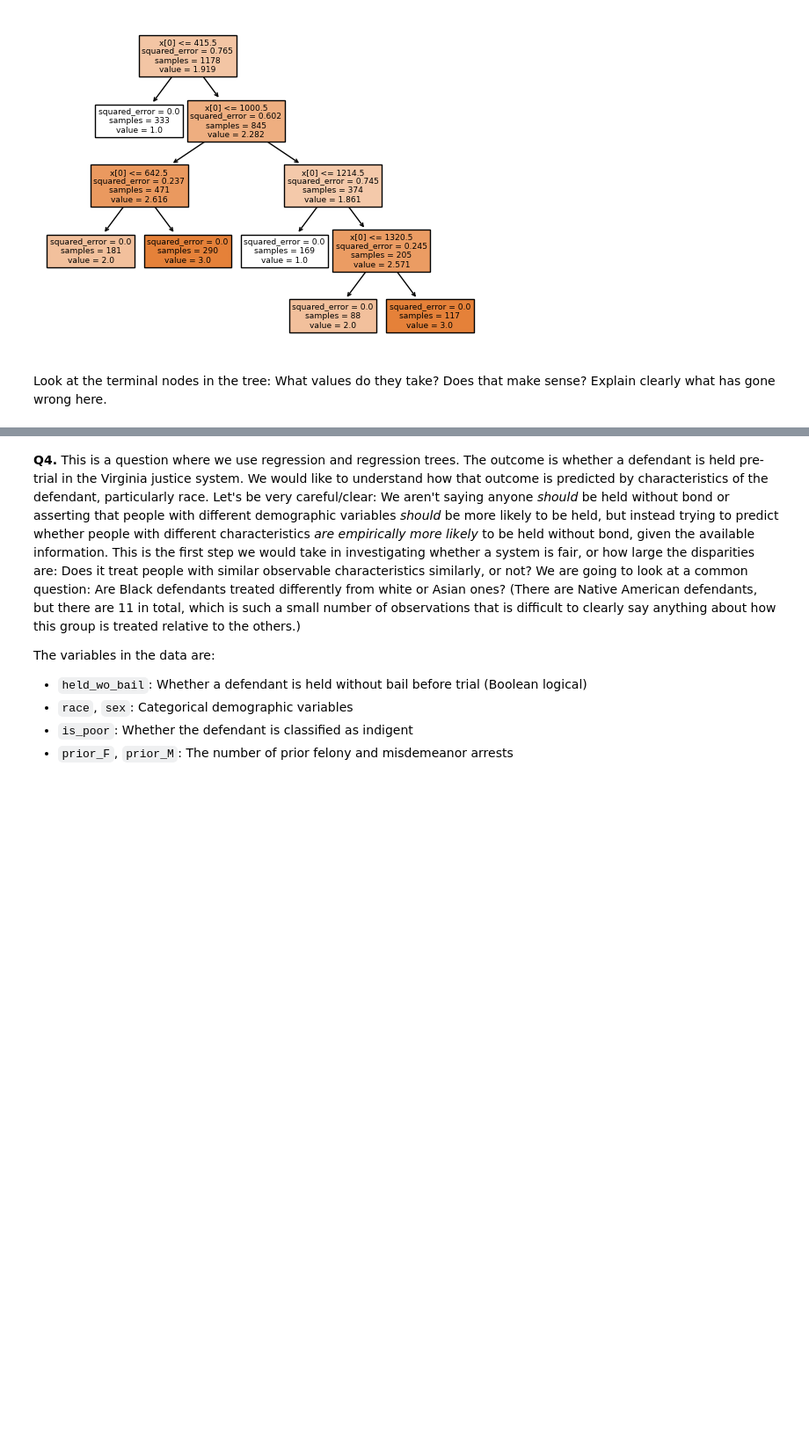
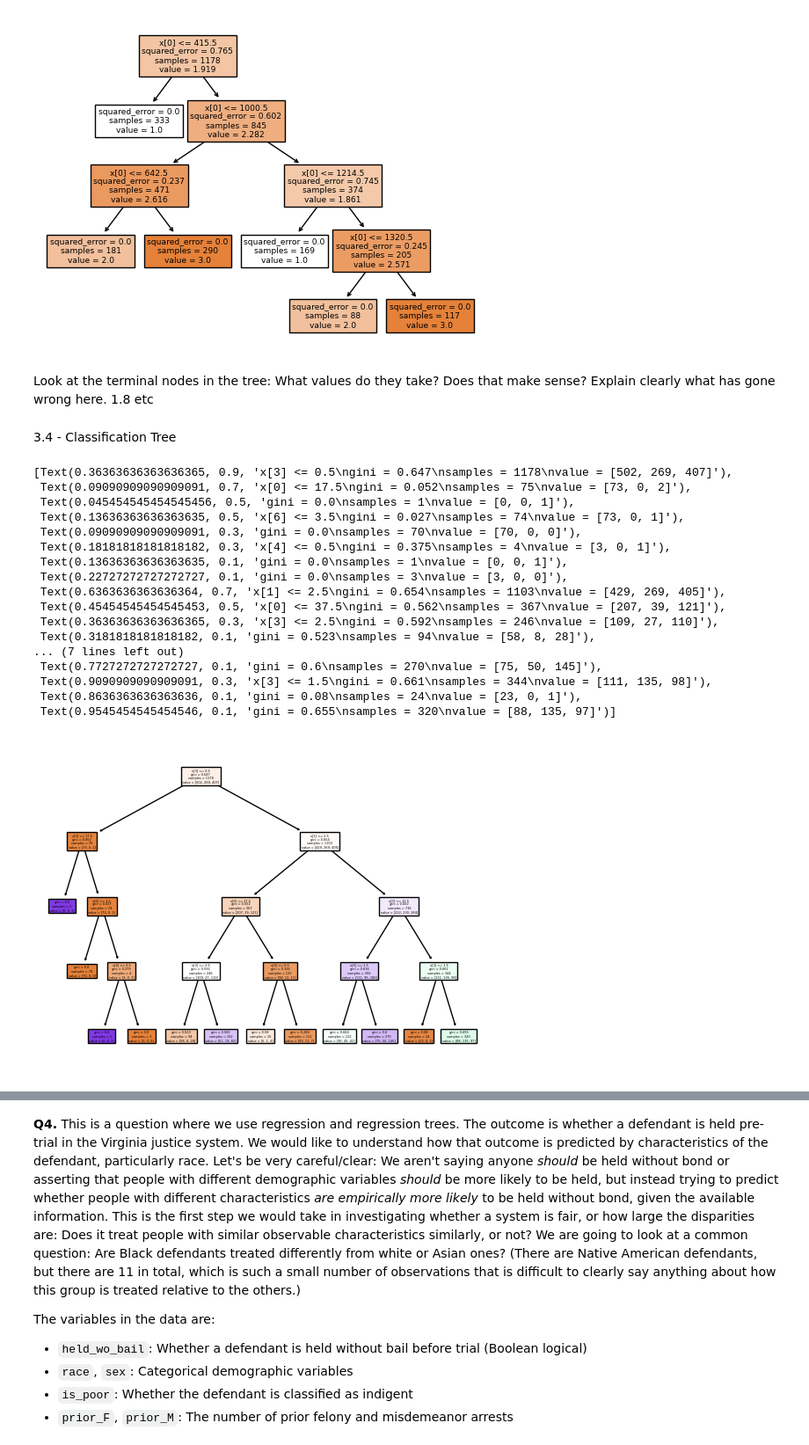
Before and after one commit to Sabrina-Hendricks/assignment4, a Jupyter notebook: assignment4.ipynb, the cells around one changed output, grey strips where cells are left out. Shown at 88% size. Saved outputs shown, nothing was run; the diff lists cells and outputs as text; code cells hidden in the pictures; blank space fills up the shorter version.

```diff
--- a/assignment4.ipynb
+++ b/assignment4.ipynb
@@ -632,4 +632,36 @@ tree.plot_tree(reg,filled=True)
  Text(0.8888888888888888, 0.1, 'squared_error = 0.0\nsamples = 117\nvalue = 3.0')]
 [figure]
 # %% [markdown]
-Look at the terminal nodes in the tree: What values do they take? Does that make sense? Explain clearly what has gone wrong here.
+Look at the terminal nodes in the tree: What values do they take? Does that make sense? Explain clearly what has gone wrong here. 1.8 etc
+# %% [markdown]
+3.4 - Classification Tree
+# %%
+y = data['method'] # Create target variable vector
+X = data.drop(['method', 'Unnamed: 0'], axis=1)
+X_train, X_test, y_train, y_test = train_test_split(X,y,test_size=.2,random_state=100)
+
+# Fit decision tree:
+cart = tree.DecisionTreeClassifier(max_depth = 4) # Create a classifier object
+cart = cart.fit(X_train, y_train) # Fit the classifier
+
+# Visualize results:
+tree.plot_tree(cart,filled=True)
+# %% [output]
+[Text(0.36363636363636365, 0.9, 'x[3] <= 0.5\ngini = 0.647\nsamples = 1178\nvalue = [502, 269, 407]'),
+ Text(0.09090909090909091, 0.7, 'x[0] <= 17.5\ngini = 0.052\nsamples = 75\nvalue = [73, 0, 2]'),
+ Text(0.045454545454545456, 0.5, 'gini = 0.0\nsamples = 1\nvalue = [0, 0, 1]'),
+ Text(0.13636363636363635, 0.5, 'x[6] <= 3.5\ngini = 0.027\nsamples = 74\nvalue = [73, 0, 1]'),
+ Text(0.09090909090909091, 0.3, 'gini = 0.0\nsamples = 70\nvalue = [70, 0, 0]'),
+ Text(0.18181818181818182, 0.3, 'x[4] <= 0.5\ngini = 0.375\nsamples = 4\nvalue = [3, 0, 1]'),
+ Text(0.13636363636363635, 0.1, 'gini = 0.0\nsamples = 1\nvalue = [0, 0, 1]'),
+ Text(0.22727272727272727, 0.1, 'gini = 0.0\nsamples = 3\nvalue = [3, 0, 0]'),
+ Text(0.6363636363636364, 0.7, 'x[1] <= 2.5\ngini = 0.654\nsamples = 1103\nvalue = [429, 269, 405]'),
+ Text(0.45454545454545453, 0.5, 'x[0] <= 37.5\ngini = 0.562\nsamples = 367\nvalue = [207, 39, 121]'),
+ Text(0.36363636363636365, 0.3, 'x[3] <= 2.5\ngini = 0.592\nsamples = 246\nvalue = [109, 27, 110]'),
+ Text(0.3181818181818182, 0.1, 'gini = 0.523\nsamples = 94\nvalue = [58, 8, 28]'),
+... (7 lines left out)
+ Text(0.7727272727272727, 0.1, 'gini = 0.6\nsamples = 270\nvalue = [75, 50, 145]'),
+ Text(0.9090909090909091, 0.3, 'x[3] <= 1.5\ngini = 0.661\nsamples = 344\nvalue = [111, 135, 98]'),
+ Text(0.8636363636363636, 0.1, 'gini = 0.08\nsamples = 24\nvalue = [23, 0, 1]'),
+ Text(0.9545454545454546, 0.1, 'gini = 0.655\nsamples = 320\nvalue = [88, 135, 97]')]
+[figure, added]
```
Also changed, not shown: parts of 3 cells of this notebook.
